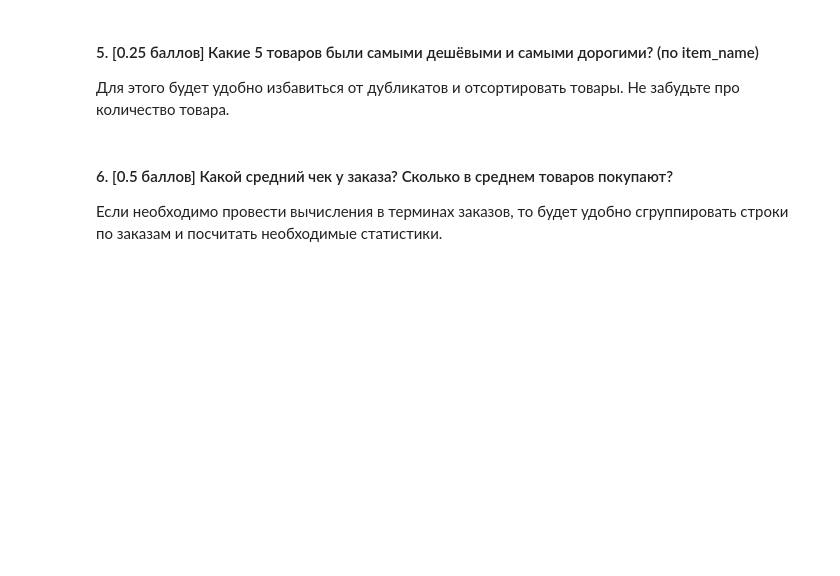
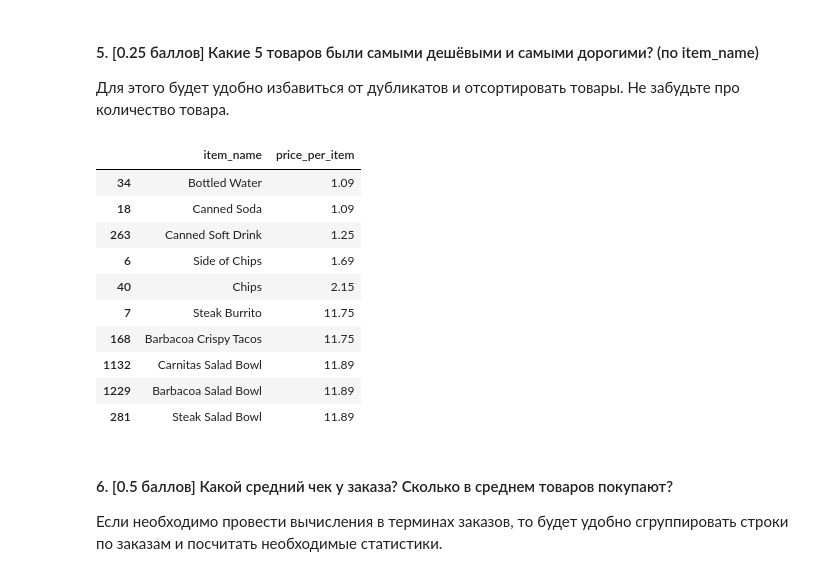
Before and after one commit to hse-mlearn/ha-01-glafiraV, a Jupyter notebook: homework-practice-01.ipynb, the cells around one changed output. Drawn from its saved outputs; the diff is of its cells as text; code cells hidden in the pictures; blank space fills up the shorter version.

```diff
--- a/homework-practice-01.ipynb
+++ b/homework-practice-01.ipynb
@@ -117,0 +161,5 @@ import pandas as pd
+# %%
+# RestrData['choice_description'] = RestrData['choice_description'].fillna(value = ' ')
+RestrData['choice_description'].fillna(value=' ', inplace=True)
+RestrData.isnull().sum()
+#Последней строчкой проверяем, остались ли пропуски
@@ -123,0 +191,3 @@ import pandas as pd
+# %%
+# Я так понимаю, имелась в виду функция map
+RestrData['item_price_float'] = RestrData['item_price'].map(lambda x: float(str.replace(x, '$', '')))
@@ -132,3 +227,5 @@ import pandas as pd
+# %%
+RestrData.drop(columns = ['item_price'], inplace=True)
 # %% [markdown]
 #### 5. [0.25 баллов] Какие 5 товаров были самыми дешёвыми и самыми дорогими? (по item_name)
 
@@ -138,3 +233,19 @@ import pandas as pd
+# %%
+RestrData['price_per_item'] = RestrData['item_price_float']/RestrData['quantity']
+# %%
+RestrData.drop_duplicates(subset=['item_name']).sort_values(['price_per_item']).iloc[[0,1,2,3,4,-5,-4,-3,-2,-1], [2,-1]]
+# %% [output]
+|  | item_name | price_per_item |
+| 34 | Bottled Water | 1.09 |
+| 18 | Canned Soda | 1.09 |
+| 263 | Canned Soft Drink | 1.25 |
+| 6 | Side of Chips | 1.69 |
+| 40 | Chips | 2.15 |
+| 7 | Steak Burrito | 11.75 |
+| 168 | Barbacoa Crispy Tacos | 11.75 |
+| 1132 | Carnitas Salad Bowl | 11.89 |
+| 1229 | Barbacoa Salad Bowl | 11.89 |
+| 281 | Steak Salad Bowl | 11.89 |
 # %% [markdown]
 #### 6. [0.5 баллов] Какой средний чек у заказа? Сколько в среднем товаров покупают?
 
```
Also changed, not shown: parts of 29 cells of this notebook.
